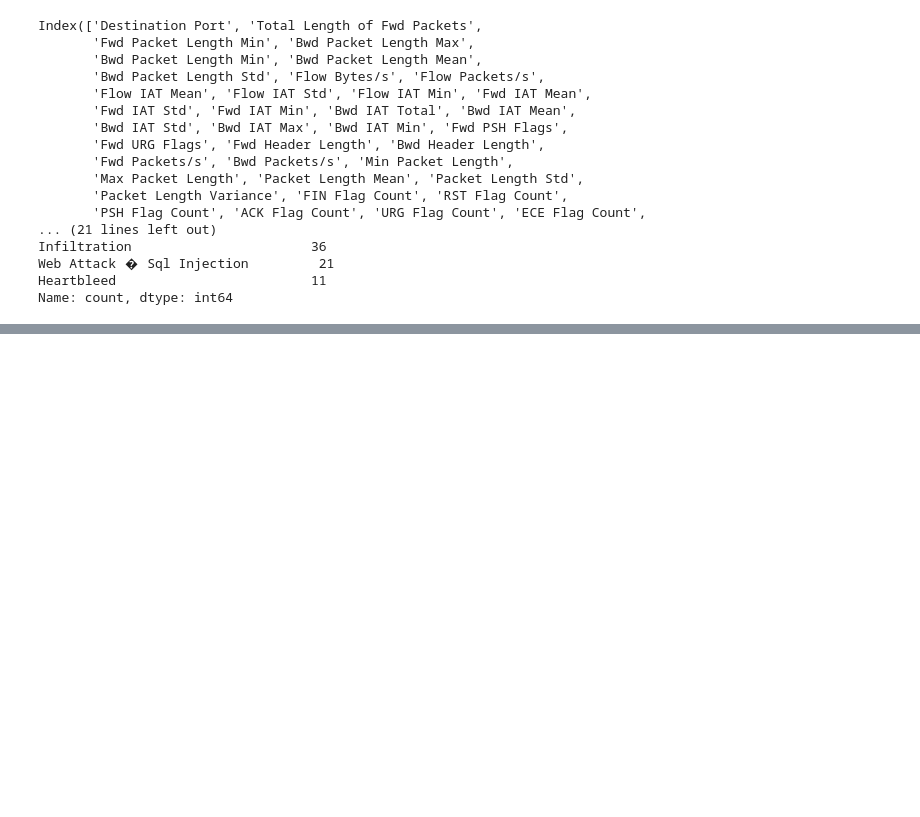
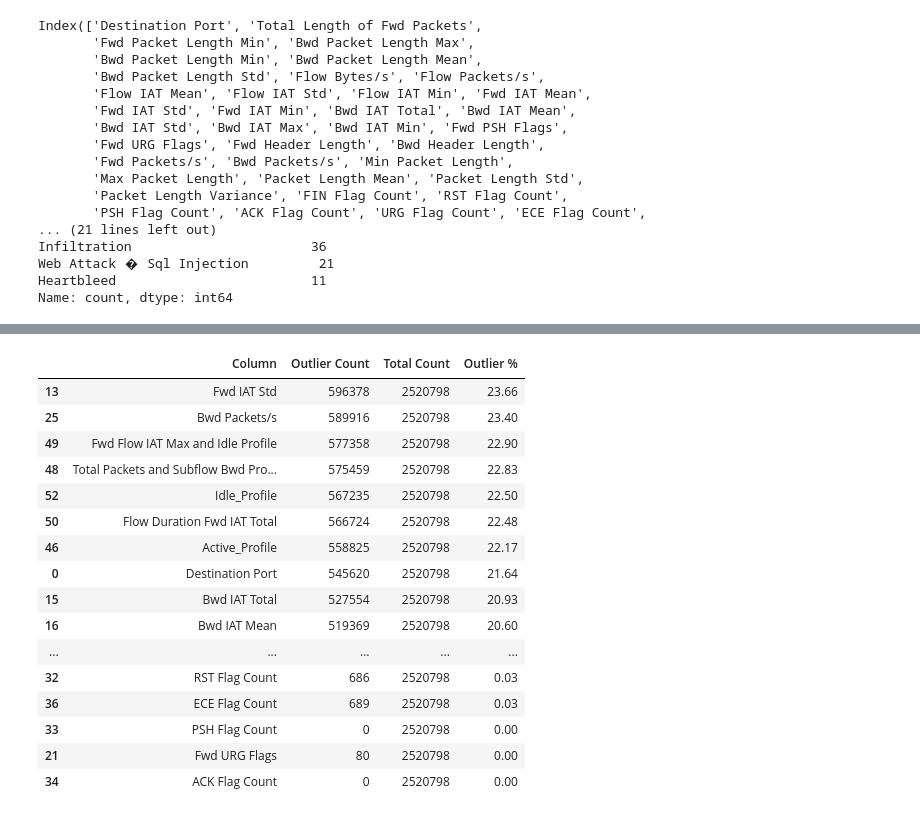
Before and after one commit to Ahmed-Mahmoud-M/deep-anomaly-ips, a Jupyter notebook: python/utils/preprocess.ipynb, the cells around one changed output, grey strips where cells are left out. Saved outputs shown, nothing was run; the diff lists cells and outputs as text; code cells hidden in the pictures; blank space fills up the shorter version.

```diff
--- a/python/utils/preprocess.ipynb
+++ b/python/utils/preprocess.ipynb
@@ -656,0 +733,45 @@ Name: count, dtype: int64
+# %%
+def detect_outliers_iqr(df, num_df):
+    outlier_stats = []
+    for col in num_df.columns:
+        Q1 = df[col].quantile(0.25)
+        Q3 = df[col].quantile(0.75)
+        IQR = Q3 - Q1
+        lower_bound = Q1 - 1.5 * IQR
+        upper_bound = Q3 + 1.5 * IQR
+
+
+        outlier_count = ((df[col] < lower_bound) | (df[col] > upper_bound)).sum()
+        total_count = df[col].count()
+        percentage = (outlier_count / total_count) * 100
+
+        outlier_stats.append({
+            'Column': col,
+            'Outlier Count': outlier_count,
+            'Total Count': total_count,
+            'Outlier %': round(percentage, 2)
+        })
+
+    return pd.DataFrame(outlier_stats).sort_values(by='Outlier %', ascending=False)
+# %%
+outlier_summary = detect_outliers_iqr(temp_df, temp_df.drop('Label',axis=1))
+# %%
+outlier_summary
+# %% [output]
+|  | Column | Outlier Count | Total Count | Outlier % |
+| 13 | Fwd IAT Std | 596378 | 2520798 | 23.66 |
+| 25 | Bwd Packets/s | 589916 | 2520798 | 23.40 |
+| 49 | Fwd Flow IAT Max and Idle Profile | 577358 | 2520798 | 22.90 |
+| 48 | Total Packets and Subflow Bwd Pro... | 575459 | 2520798 | 22.83 |
+| 52 | Idle_Profile | 567235 | 2520798 | 22.50 |
+| 50 | Flow Duration Fwd IAT Total | 566724 | 2520798 | 22.48 |
+| 46 | Active_Profile | 558825 | 2520798 | 22.17 |
+| 0 | Destination Port | 545620 | 2520798 | 21.64 |
+| 15 | Bwd IAT Total | 527554 | 2520798 | 20.93 |
+| 16 | Bwd IAT Mean | 519369 | 2520798 | 20.60 |
+| ... | ... | ... | ... | ... |
+| 32 | RST Flag Count | 686 | 2520798 | 0.03 |
+| 36 | ECE Flag Count | 689 | 2520798 | 0.03 |
+| 33 | PSH Flag Count | 0 | 2520798 | 0.00 |
+| 21 | Fwd URG Flags | 80 | 2520798 | 0.00 |
+| 34 | ACK Flag Count | 0 | 2520798 | 0.00 |
```
Also changed, not shown: parts of 14 cells of this notebook, 1 other file.
